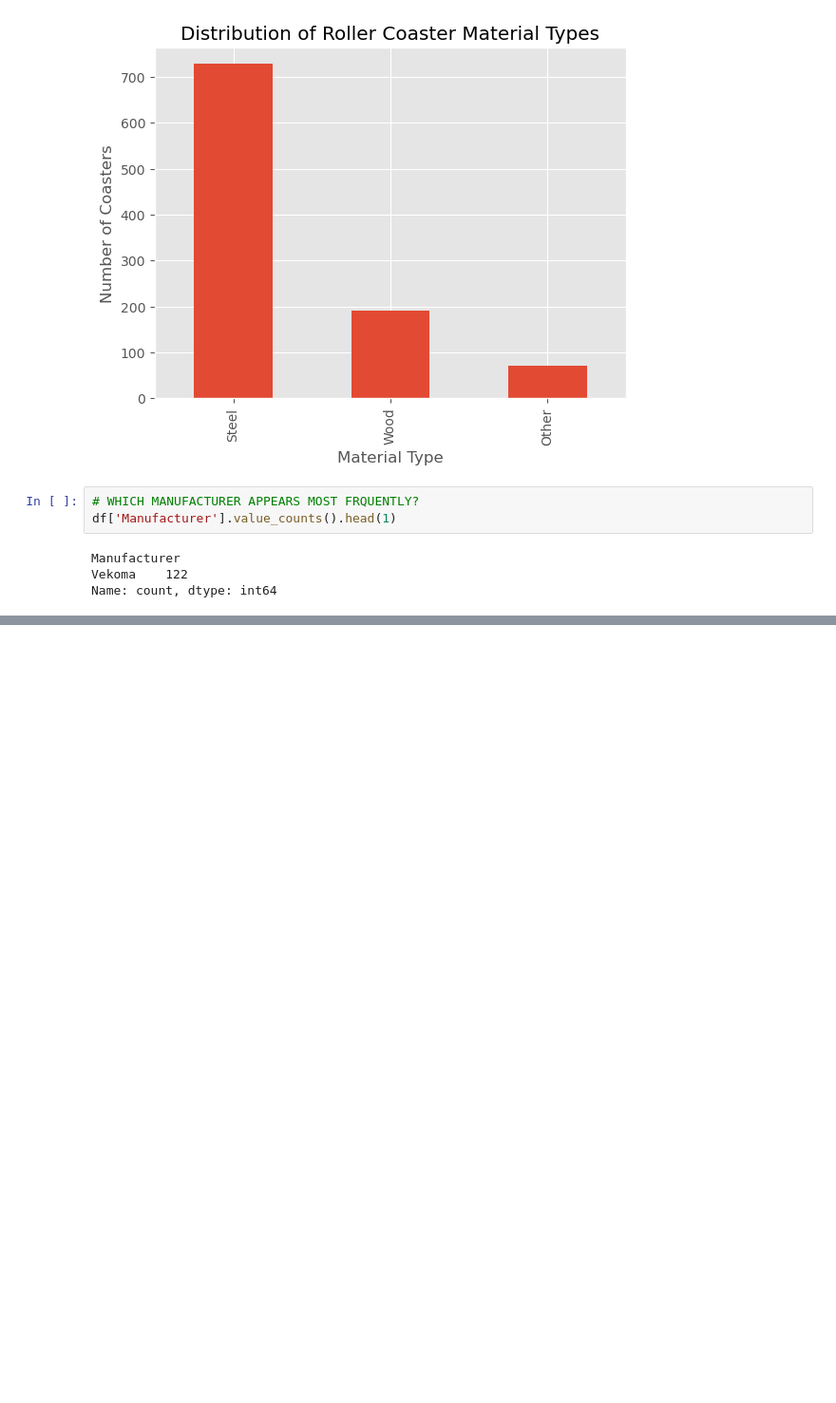
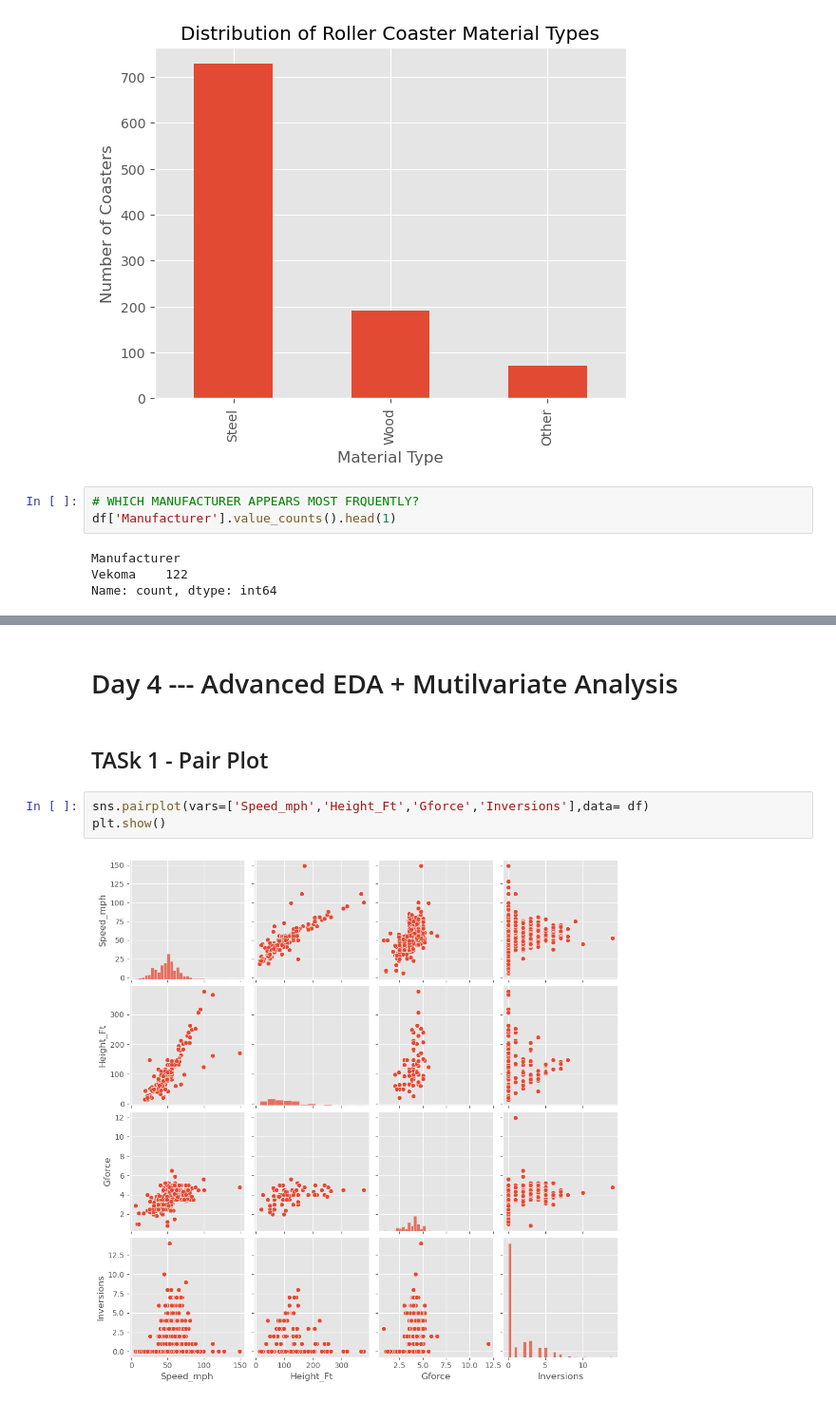
Before and after one commit to Juhi-Rajput07/AI_Internship_TEN, a Jupyter notebook: Week2_EDA/Day1_to_4_EDA_Fundamentals.ipynb, the cells around one changed output, grey strips where cells are left out. Shown at 95% size. Cells and saved outputs as stored; diff of their text form; blank space fills up the shorter version.

```diff
--- a/Week2_EDA/Day1_EDA_Fundamentals.ipynb
+++ b/Week2_EDA/Day1_to_4_EDA_Fundamentals.ipynb
@@ -453,0 +532,9 @@ Name: count, dtype: int64
+# %% [markdown]
+# Day 4 ---  Advanced EDA + Mutilvariate Analysis
+# %% [markdown]
+## TASk 1 - Pair Plot
+# %%
+sns.pairplot(vars=['Speed_mph','Height_Ft','Gforce','Inversions'],data= df)
+plt.show()
+# %% [output]
+[figure, added]
```
Also changed, not shown: parts of 28 cells of this notebook.
